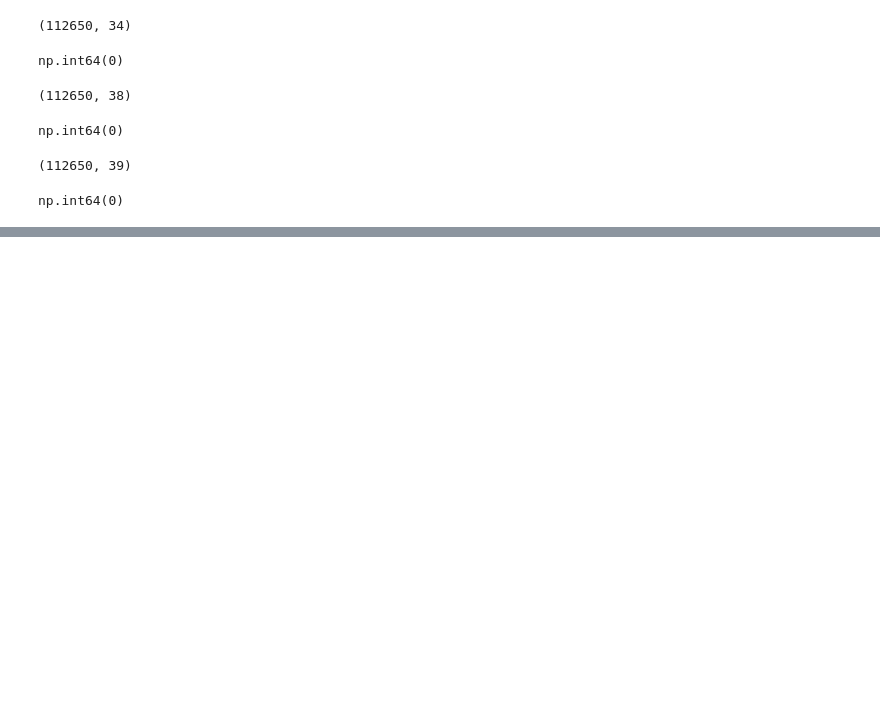
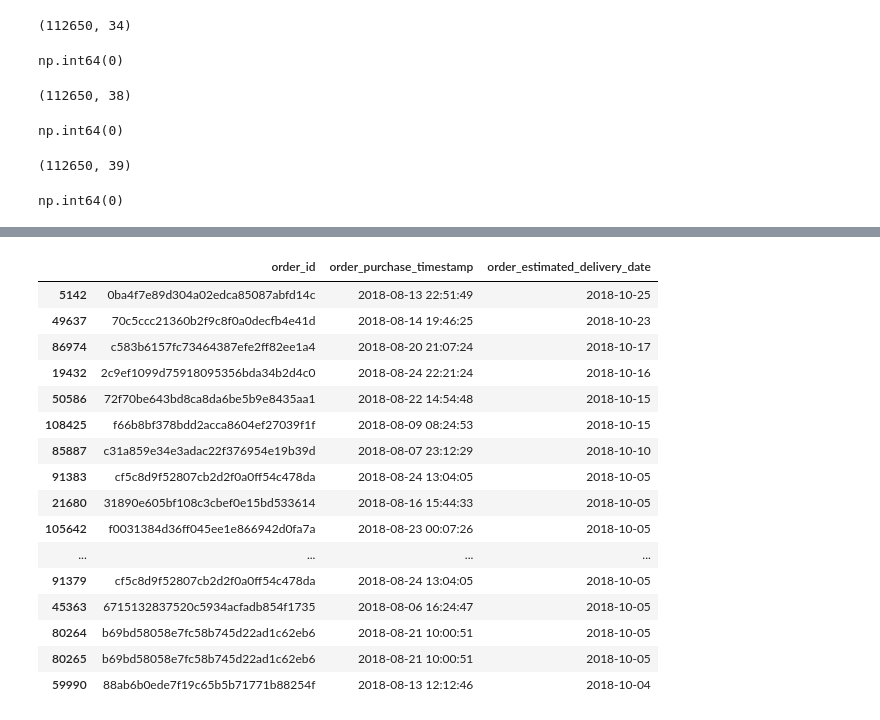
Before and after one commit to unkwondriver-08/Ecommerce-Data-Pipeline, a Jupyter notebook: Notebooks/03_data_universal_loading.ipynb, the cells around one changed output, grey strips where cells are left out. Saved outputs shown, nothing was run; the diff lists cells and outputs as text; code cells hidden in the pictures; blank space fills up the shorter version.

```diff
--- a/Notebooks/03_data_universal_loading.ipynb
+++ b/Notebooks/03_data_universal_loading.ipynb
@@ -537,0 +1178,26 @@ np.int64(0)
+# %%
+item_analysis[
+    [
+        "order_id",
+        "order_purchase_timestamp",
+        "order_estimated_delivery_date"
+    ]
+].sort_values("order_estimated_delivery_date", ascending=False).head(20)
+# %% [output]
+|  | order_id | order_purchase_timestamp | order_estimated_delivery_date |
+| 5142 | 0ba4f7e89d304a02edca85087abfd14c | 2018-08-13 22:51:49 | 2018-10-25 |
+| 49637 | 70c5ccc21360b2f9c8f0a0decfb4e41d | 2018-08-14 19:46:25 | 2018-10-23 |
+| 86974 | c583b6157fc73464387efe2ff82ee1a4 | 2018-08-20 21:07:24 | 2018-10-17 |
+| 19432 | 2c9ef1099d75918095356bda34b2d4c0 | 2018-08-24 22:21:24 | 2018-10-16 |
+| 50586 | 72f70be643bd8ca8da6be5b9e8435aa1 | 2018-08-22 14:54:48 | 2018-10-15 |
+| 108425 | f66b8bf378bdd2acca8604ef27039f1f | 2018-08-09 08:24:53 | 2018-10-15 |
+| 85887 | c31a859e34e3adac22f376954e19b39d | 2018-08-07 23:12:29 | 2018-10-10 |
+| 91383 | cf5c8d9f52807cb2d2f0a0ff54c478da | 2018-08-24 13:04:05 | 2018-10-05 |
+| 21680 | 31890e605bf108c3cbef0e15bd533614 | 2018-08-16 15:44:33 | 2018-10-05 |
+| 105642 | f0031384d36ff045ee1e866942d0fa7a | 2018-08-23 00:07:26 | 2018-10-05 |
+| ... | ... | ... | ... |
+| 91379 | cf5c8d9f52807cb2d2f0a0ff54c478da | 2018-08-24 13:04:05 | 2018-10-05 |
+| 45363 | 6715132837520c5934acfadb854f1735 | 2018-08-06 16:24:47 | 2018-10-05 |
+| 80264 | b69bd58058e7fc58b745d22ad1c62eb6 | 2018-08-21 10:00:51 | 2018-10-05 |
+| 80265 | b69bd58058e7fc58b745d22ad1c62eb6 | 2018-08-21 10:00:51 | 2018-10-05 |
+| 59990 | 88ab6b0ede7f19c65b5b71771b88254f | 2018-08-13 12:12:46 | 2018-10-04 |
```
Also changed, not shown: parts of 75 cells of this notebook, 3 other files.
